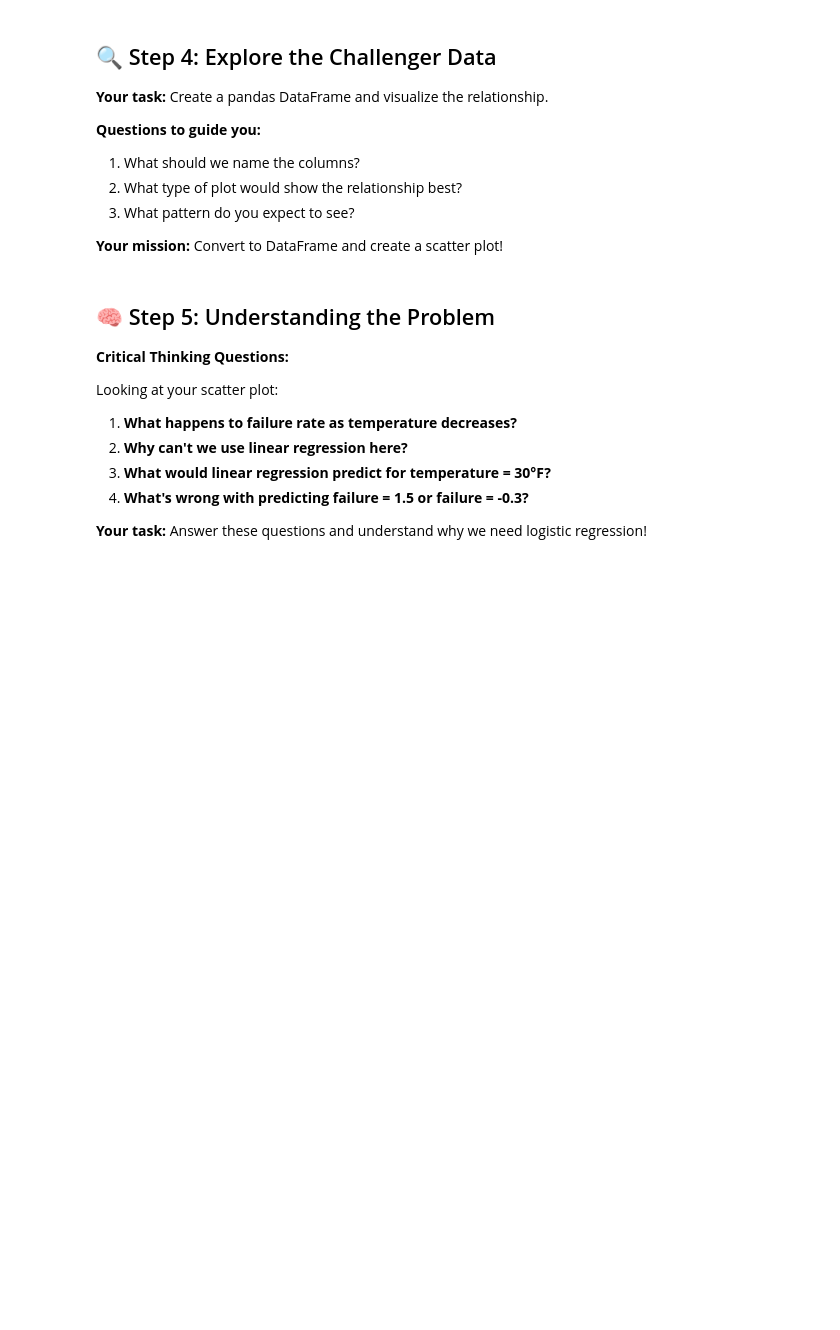
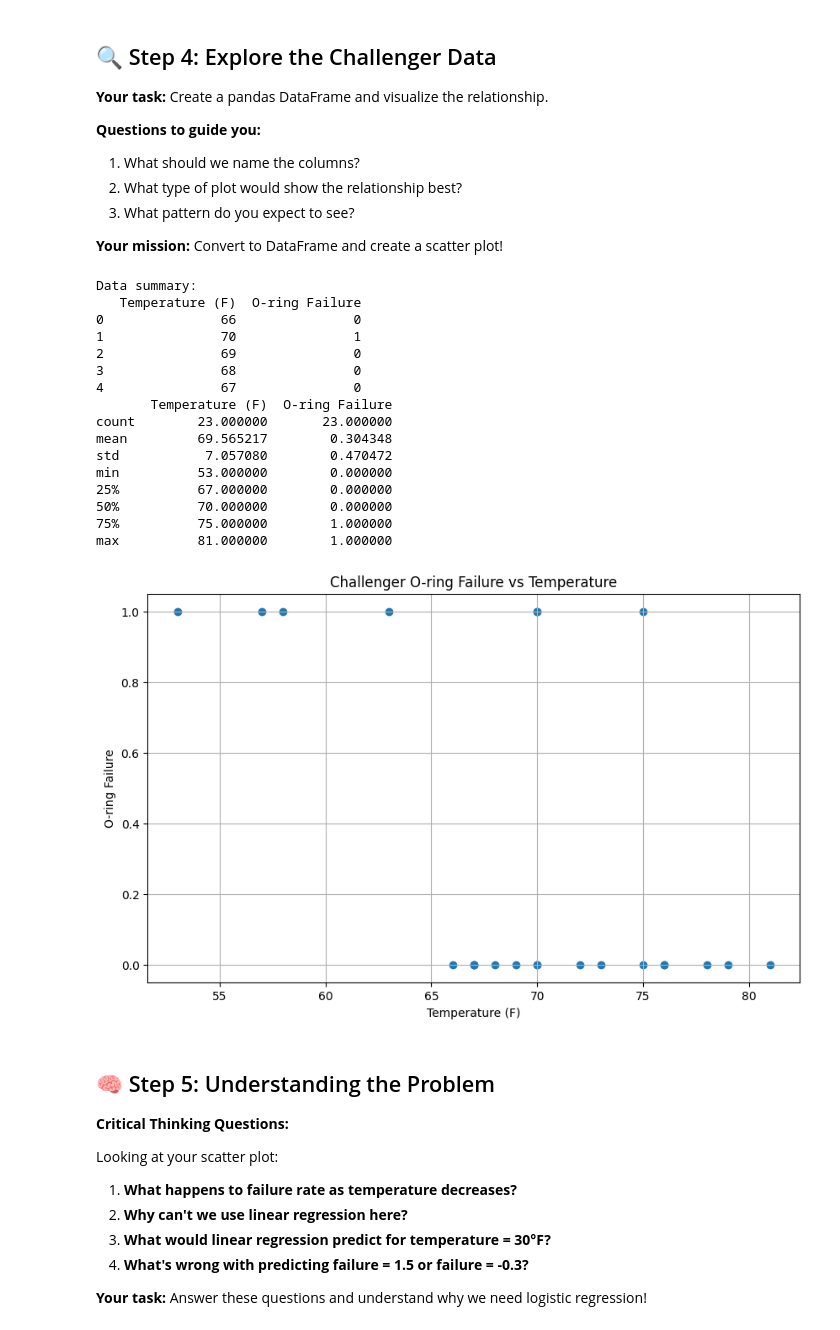
Before and after one commit to gusgoes/Machine-Learning, a Jupyter notebook: week3/LogisticRegressionLearning.ipynb, the cells around one changed output. Saved outputs shown, nothing was run; the diff lists cells and outputs as text; code cells hidden in the pictures; blank space fills up the shorter version.

```diff
--- a/week3/LogisticRegressionLearning.ipynb
+++ b/week3/LogisticRegressionLearning.ipynb
@@ -118,25 +136,45 @@ print(challenger_data[:5])
 # %%
 # YOUR TURN: Create DataFrame and visualize
 
 # Step 1: Create DataFrame with meaningful column names
-challenger_df = # ??? Create DataFrame with appropriate column names
+challenger_df = pd.DataFrame (challenger_data, columns = ['Temperature (F)', 'O-ring Failure'])
 
 # Step 2: Display basic info
 print("Data summary:")
-# ??? Print the first few rows
-# ??? Print basic statistics
+print(challenger_df.head())  # Print the first few rows
+print(challenger_df.describe())  # Print basic statistics
 
 # Step 3: Create scatter plot
 plt.figure(figsize=(10, 6))
-# ??? Create scatter plot: x=temperature, y=failure
-# ??? Add appropriate labels and title
-# ??? Add grid for better readability
+plt.scatter(challenger_df['Temperature (F)'], challenger_df['O-ring Failure'])
+plt.xlabel('Temperature (F)')
+plt.ylabel('O-ring Failure')
+plt.title('Challenger O-ring Failure vs Temperature')
+plt.grid(True)
 
 plt.show()
 
 # YOUR ANALYSIS: What pattern do you see?
 # Write your observations as comments:
 # Pattern observed:
+# %% [output]
+Data summary:
+   Temperature (F)  O-ring Failure
+0               66               0
+1               70               1
+2               69               0
+3               68               0
+4               67               0
+       Temperature (F)  O-ring Failure
+count        23.000000       23.000000
+mean         69.565217        0.304348
+std           7.057080        0.470472
+min          53.000000        0.000000
+25%          67.000000        0.000000
+50%          70.000000        0.000000
+75%          75.000000        1.000000
+max          81.000000        1.000000
+[figure, added]
 # %% [markdown]
 ## 🧠 Step 5: Understanding the Problem
 
```
Also changed, not shown: parts of 7 cells of this notebook, 1 other file.
